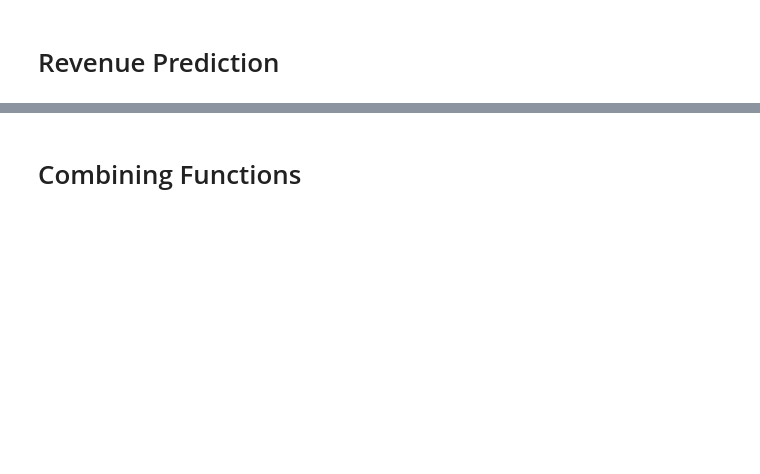
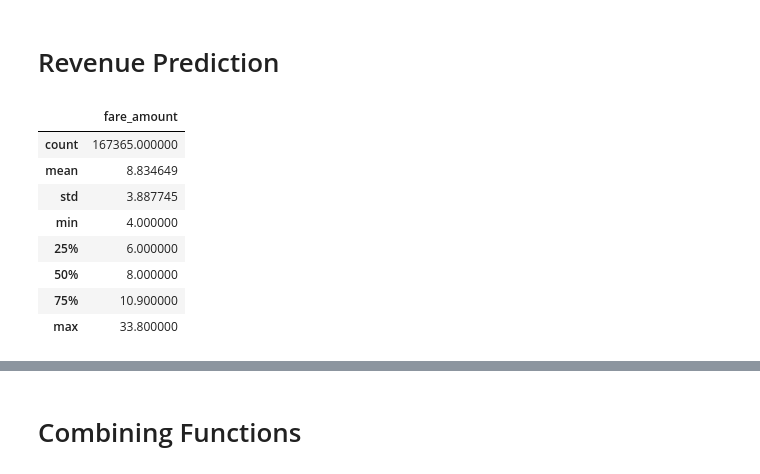
Before and after one commit to zwellman99/Rideshare-Driver-Model-Recommendation, a Jupyter notebook: FinalNotebook.ipynb, the cells around one changed output, grey strips where cells are left out. Drawn from its saved outputs; the diff is of its cells as text; code cells hidden in the pictures; blank space fills up the shorter version.

```diff
--- a/FinalNotebook.ipynb
+++ b/FinalNotebook.ipynb
@@ -219,7 +199,18 @@ df['year'] = df['year'].fillna(df['year'].median())
 df['distance'] = df['distance'].fillna(df['distance'].mean())
 # %%
 X = df[['passenger_count', 'hour', 'day', 'month', 'distance', 'year']]
-y = df['fare_amount']
+y = df[['fare_amount']]
 
 X_train, X_test, y_train, y_test = train_test_split(X, y, test_size=0.2, random_state=42)
+y.describe()
+# %% [output]
+|  | fare_amount |
+| count | 167365.000000 |
+| mean | 8.834649 |
+| std | 3.887745 |
+| min | 4.000000 |
+| 25% | 6.000000 |
+| 50% | 8.000000 |
+| 75% | 10.900000 |
+| max | 33.800000 |
 # %%
```
Also changed, not shown: parts of 16 cells of this notebook.
